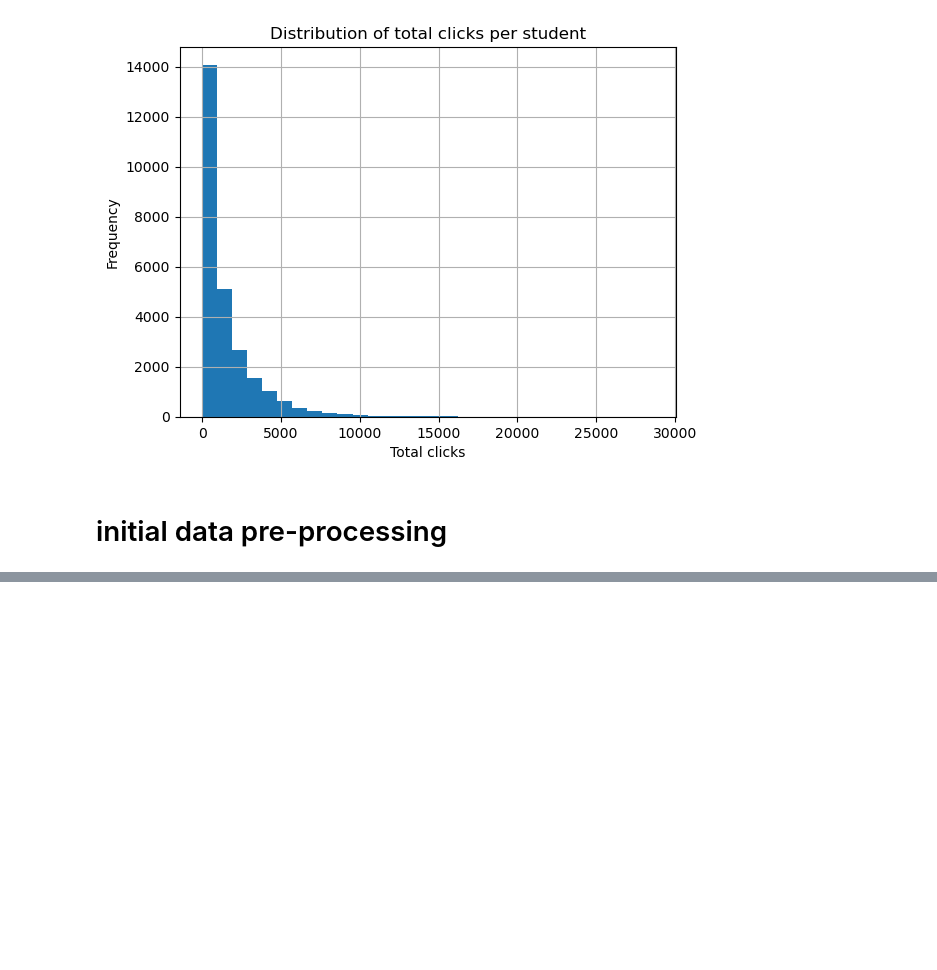
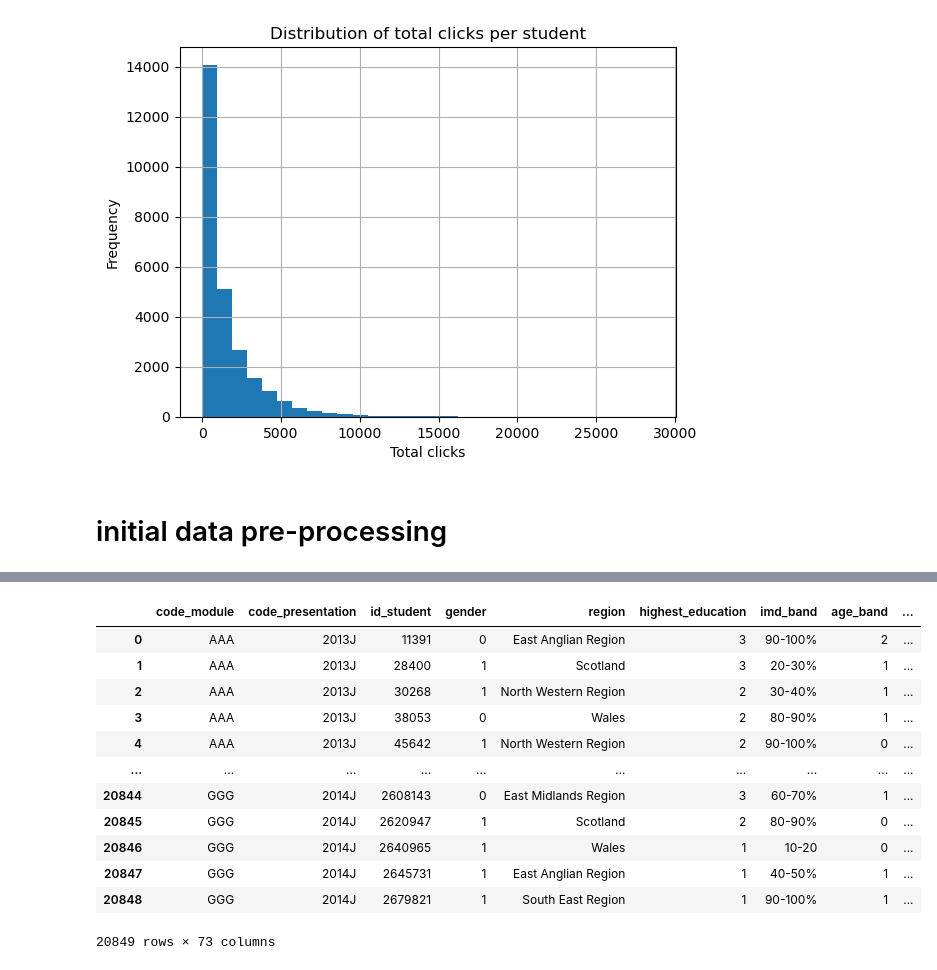
Before and after one commit to MScProjs/MScProject2025-Tang-Zhenqiang, a Jupyter notebook: EDA, initial data pre-processing.ipynb, the cells around one changed output, grey strips where cells are left out. Cells and saved outputs as stored; diff of their text form; code cells hidden in the pictures; blank space fills up the shorter version.

```diff
--- a/EDA, initial data pre-processing.ipynb
+++ b/EDA, initial data pre-processing.ipynb
@@ -117,9 +85,0 @@ df
-# %%
-vle_full = student_vle.merge(vle, on=['id_site', 'code_module', 'code_presentation'], how='left')
-vle_features = vle_full.groupby(['id_student', 'code_module', 'code_presentation']).agg(
-    total_clicks=('sum_click', 'sum'),
-    active_days=('date', 'nunique'),
-    activity_types=('activity_type', 'nunique')
-).reset_index()
-df = df.merge(vle_features, on=['id_student', 'code_module', 'code_presentation'], how='left')
-df
@@ -394,0 +323,19 @@ df_num.to_csv('processed_data.csv', index=False)
+# %%
+train_data = train_data.fillna(0)
+test_data = test_data.fillna(0)
+# %%
+train_data
+# %% [output]
+|  | code_module | code_presentation | id_student | gender | region | highest_education | imd_band | age_band | ... |
+| 0 | AAA | 2013J | 11391 | 0 | East Anglian Region | 3 | 90-100% | 2 | ... |
+| 1 | AAA | 2013J | 28400 | 1 | Scotland | 3 | 20-30% | 1 | ... |
+| 2 | AAA | 2013J | 30268 | 1 | North Western Region | 2 | 30-40% | 1 | ... |
+| 3 | AAA | 2013J | 38053 | 0 | Wales | 2 | 80-90% | 1 | ... |
+| 4 | AAA | 2013J | 45642 | 1 | North Western Region | 2 | 90-100% | 0 | ... |
+| ... | ... | ... | ... | ... | ... | ... | ... | ... | ... |
+| 20844 | GGG | 2014J | 2608143 | 0 | East Midlands Region | 3 | 60-70% | 1 | ... |
+| 20845 | GGG | 2014J | 2620947 | 1 | Scotland | 2 | 80-90% | 0 | ... |
+| 20846 | GGG | 2014J | 2640965 | 1 | Wales | 1 | 10-20 | 0 | ... |
+| 20847 | GGG | 2014J | 2645731 | 1 | East Anglian Region | 1 | 40-50% | 1 | ... |
+| 20848 | GGG | 2014J | 2679821 | 1 | South East Region | 1 | 90-100% | 1 | ... |
+20849 rows × 73 columns
```
Also changed, not shown: parts of 21 cells of this notebook.
